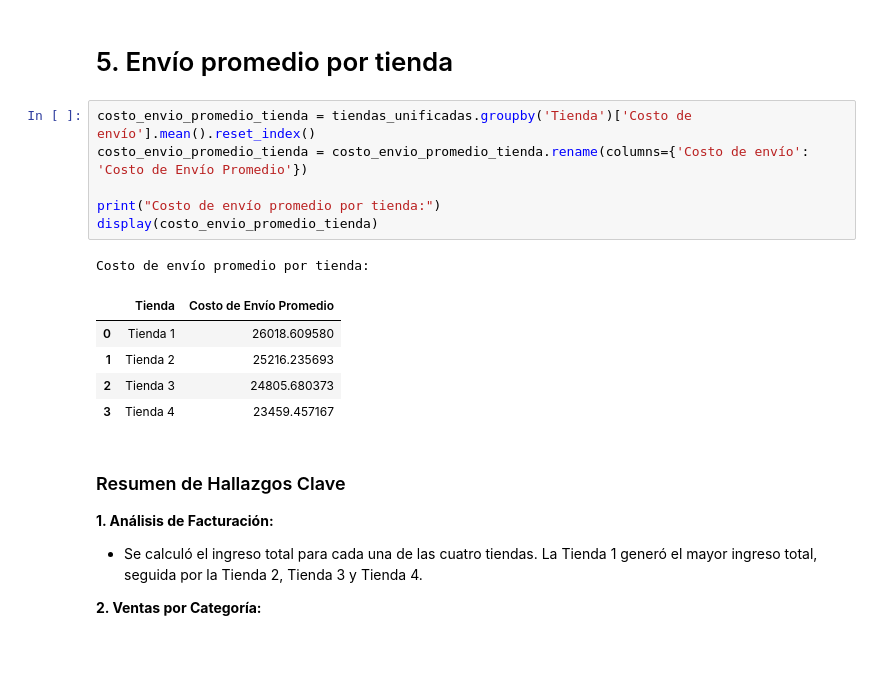
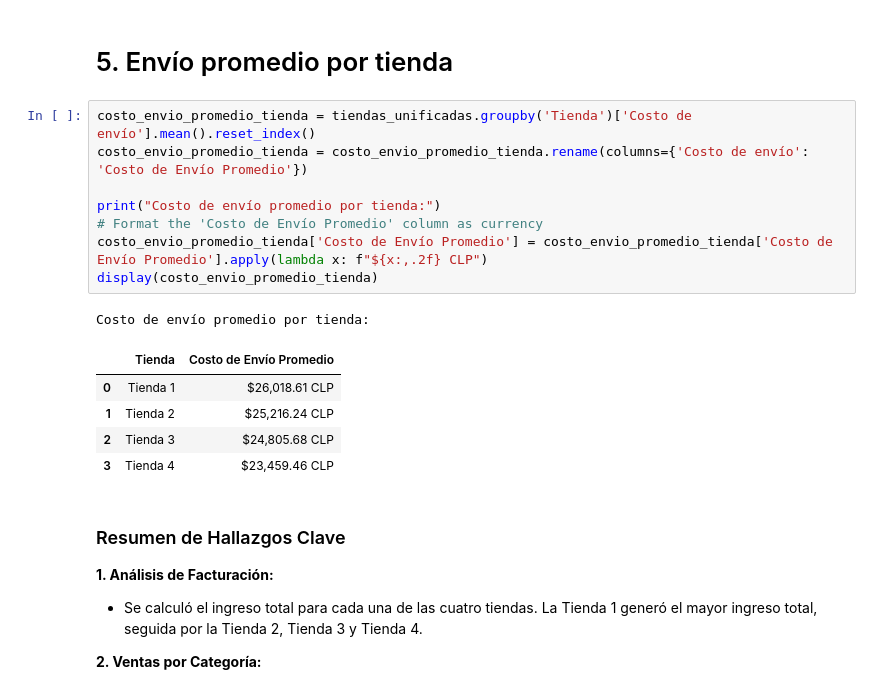
Before and after one commit to Mj-Novoa/challenge1-data-science-latam, a Jupyter notebook: AluraStoreLatam.ipynb, the cells around one changed output. Saved outputs shown, nothing was run; the diff lists cells and outputs as text; blank space fills up the shorter version.

```diff
--- a/AluraStoreLatam.ipynb
+++ b/AluraStoreLatam.ipynb
@@ -355,16 +362,18 @@ plt.show()
 # %%
 costo_envio_promedio_tienda = tiendas_unificadas.groupby('Tienda')['Costo de envío'].mean().reset_index()
 costo_envio_promedio_tienda = costo_envio_promedio_tienda.rename(columns={'Costo de envío': 'Costo de Envío Promedio'})
 
 print("Costo de envío promedio por tienda:")
+# Format the 'Costo de Envío Promedio' column as currency
+costo_envio_promedio_tienda['Costo de Envío Promedio'] = costo_envio_promedio_tienda['Costo de Envío Promedio'].apply(lambda x: f"${x:,.2f} CLP")
 display(costo_envio_promedio_tienda)
 # %% [output]
 Costo de envío promedio por tienda:
 |  | Tienda | Costo de Envío Promedio |
-| 0 | Tienda 1 | 26018.609580 |
-| 1 | Tienda 2 | 25216.235693 |
-| 2 | Tienda 3 | 24805.680373 |
-| 3 | Tienda 4 | 23459.457167 |
+| 0 | Tienda 1 | $26,018.61 CLP |
+| 1 | Tienda 2 | $25,216.24 CLP |
+| 2 | Tienda 3 | $24,805.68 CLP |
+| 3 | Tienda 4 | $23,459.46 CLP |
 # %% [markdown]
 ### Resumen de Hallazgos Clave
 
```
Also changed, not shown: parts of 2 cells of this notebook.
